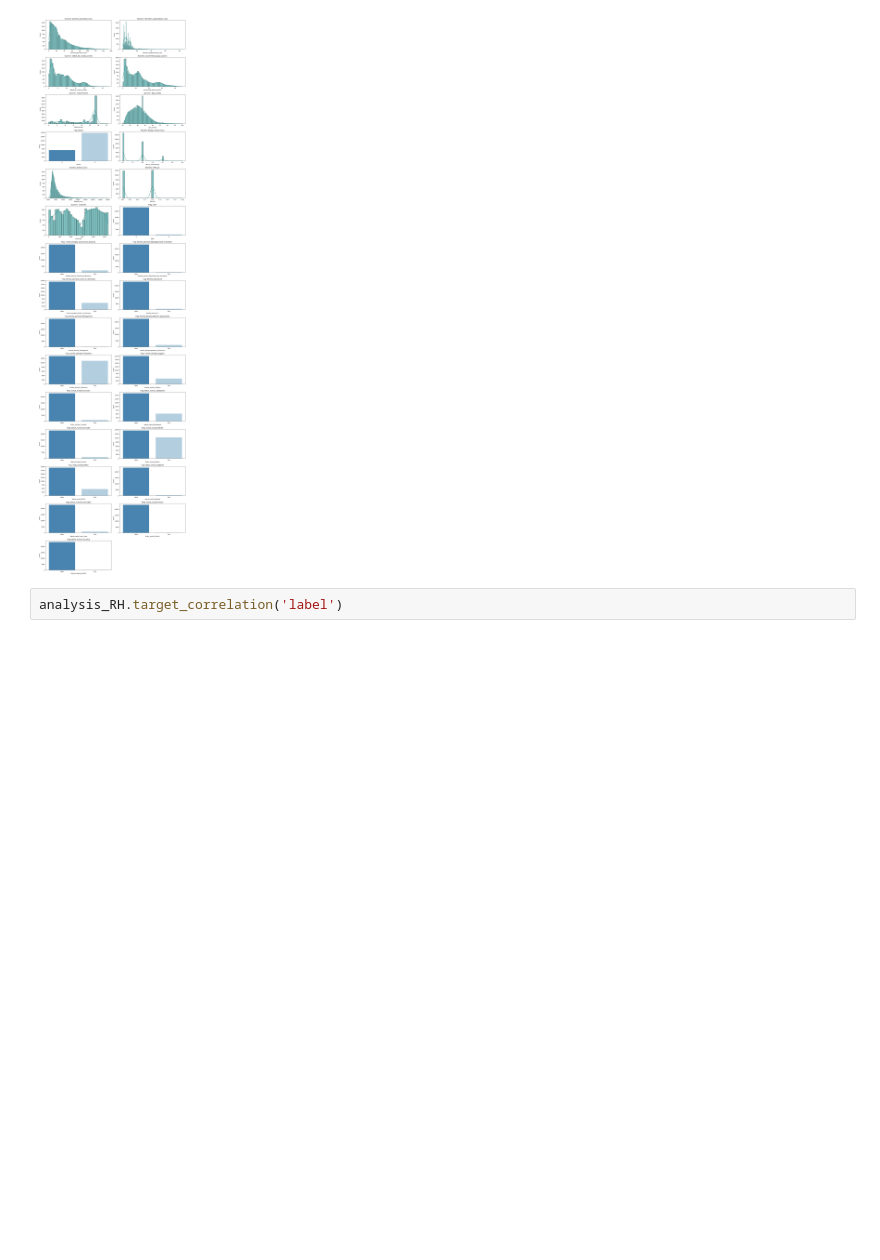
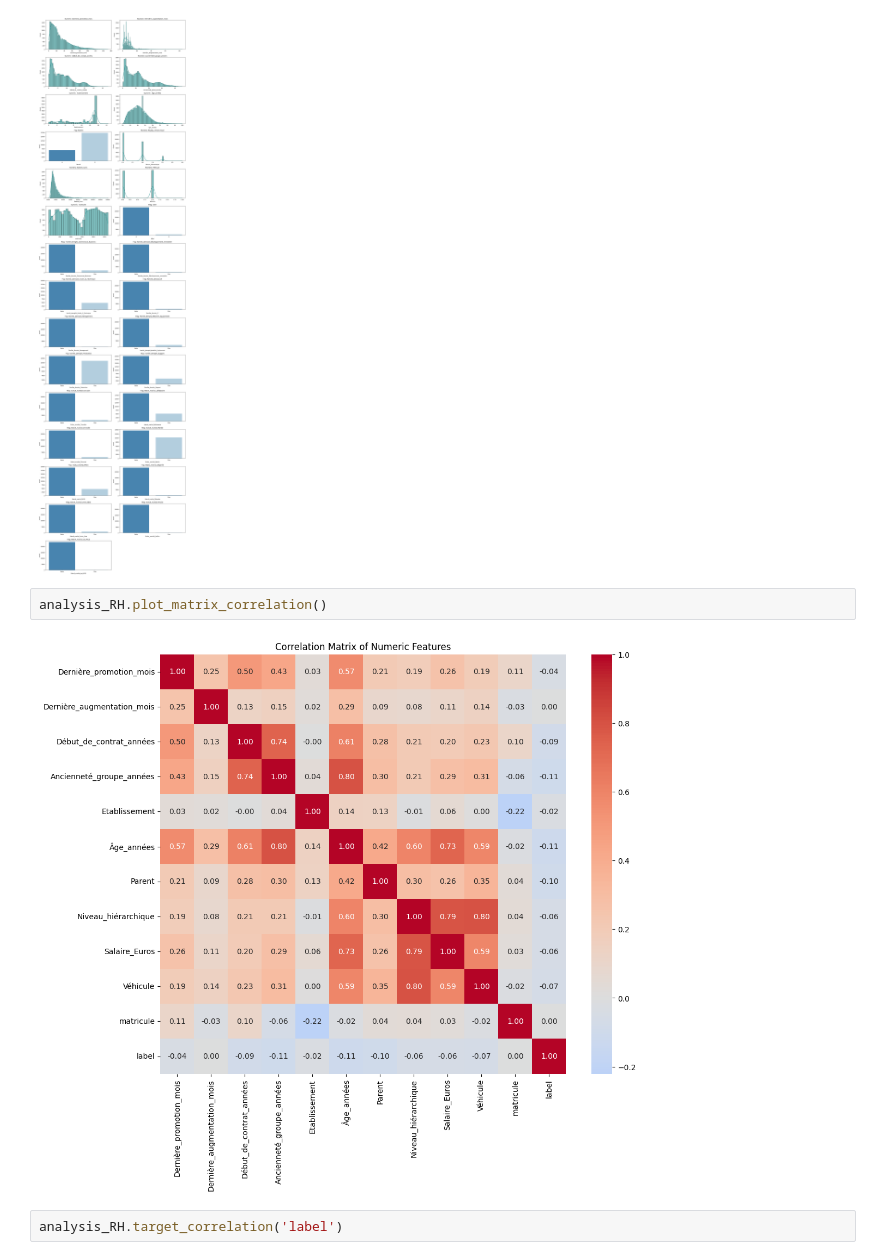
Before and after one commit to cons00000/REXAI_project, a Jupyter notebook: analayse.ipynb, the cells around one changed output. Saved outputs shown, nothing was run; the diff lists cells and outputs as text; blank space fills up the shorter version.

Commit message:
added correlation matrix

```diff
--- a/analayse.ipynb
+++ b/analayse.ipynb
@@ -109,6 +109,10 @@ analysis_RH.plot_distributions(['Dernière_promotion_mois', 'Dernière_augmentat
        'Statut_marital_ex_PACS'])
 # %% [output]
 [figure]
+# %%
+analysis_RH.plot_matrix_correlation()
+# %% [output]
+[figure, added]
 # %%
 analysis_RH.target_correlation('label')
 # %% [output]
```
Also changed, not shown: 1 other file.
